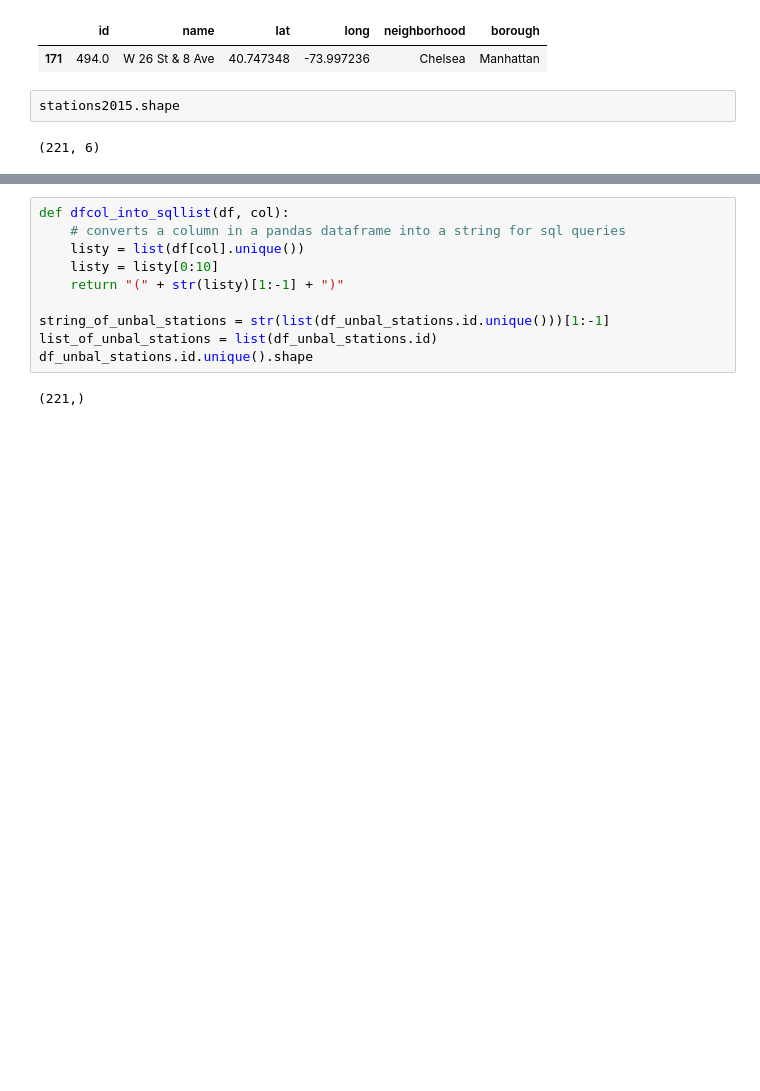
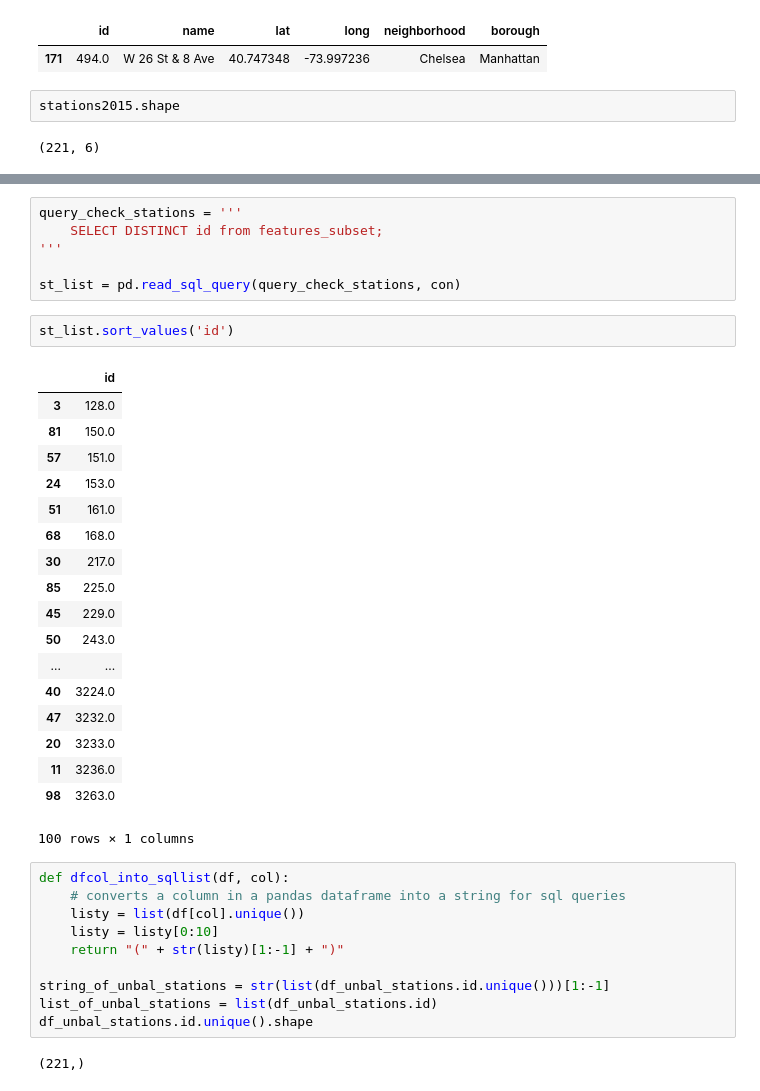
Before and after one commit to djevans071/Rebalancing-Citibike, a Jupyter notebook: modeling.ipynb, the cells around one changed output, grey strips where cells are left out. Cells and saved outputs as stored; diff of their text form; blank space fills up the shorter version.

```diff
--- a/modeling.ipynb
+++ b/modeling.ipynb
@@ -84,3 +128,30 @@ df_unbal_stations.iloc[:100].to_pickle('websitetools/stations.pickle')
+# %%
+query_check_stations = '''
+    SELECT DISTINCT id from features_subset;
+'''
+
+st_list = pd.read_sql_query(query_check_stations, con)
+# %%
+st_list.sort_values('id')
+# %% [output]
+|  | id |
+| 3 | 128.0 |
+| 81 | 150.0 |
+| 57 | 151.0 |
+| 24 | 153.0 |
+| 51 | 161.0 |
+| 68 | 168.0 |
+| 30 | 217.0 |
+| 85 | 225.0 |
+| 45 | 229.0 |
+| 50 | 243.0 |
+| ... | ... |
+| 40 | 3224.0 |
+| 47 | 3232.0 |
+| 20 | 3233.0 |
+| 11 | 3236.0 |
+| 98 | 3263.0 |
+100 rows × 1 columns
 # %%
 def dfcol_into_sqllist(df, col):
     # converts a column in a pandas dataframe into a string for sql queries
```
Also changed, not shown: parts of 12 cells of this notebook, 7 other files.
